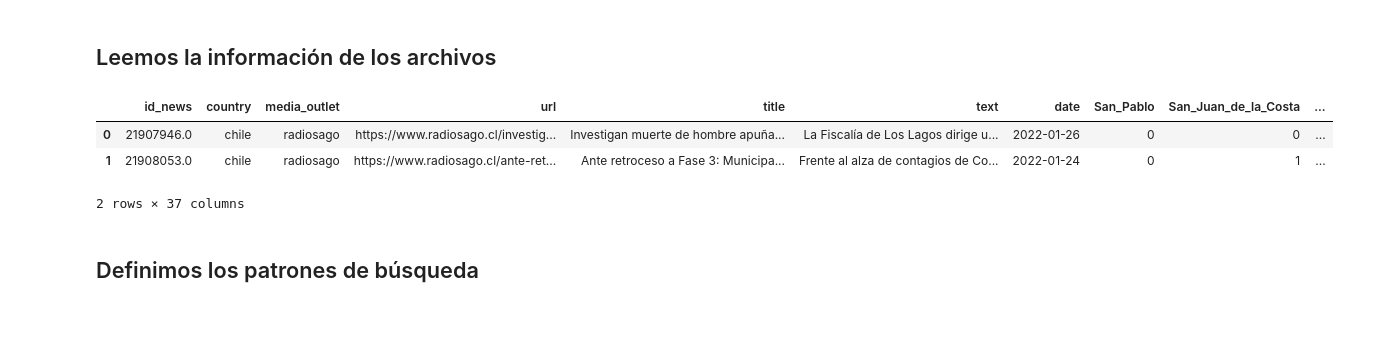
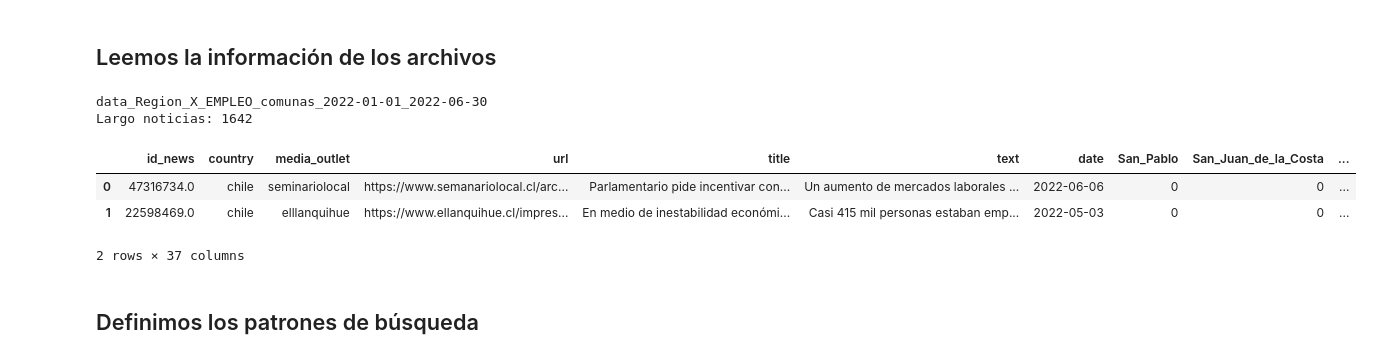
Before and after one commit to alexbgh1/INFO279_2022, a Jupyter notebook: proyecto/2_analisis_data.ipynb, the cells around one changed output. Cells and saved outputs as stored; diff of their text form; code cells hidden in the pictures; blank space fills up the shorter version.

```diff
--- a/proyecto/2_analisis_data.ipynb
+++ b/proyecto/2_analisis_data.ipynb
@@ -85,20 +85,28 @@ Region encontrada
 ## Leemos la información de los archivos
 # %%
 # --- Cargar Archivo ---
-nombre_archivo = 'data_Region_X' # Resultado: ./data/{nombre_archivo}_{from_}_{to_}.csv
+nombre_archivo = 'data_Region_X_EMPLEO_comunas_' # Resultado: ./data/{nombre_archivo}_{words}_{from_}_{to_}.csv
+
+keyword="empleo empleos trabajo trabajos empleabilidad contratación"
+simple_keyword= True
+
 from_="2022-01-01"
-to_="2022-01-31"
+to_="2022-06-30"
 # %%
-nombre_archivo = nombre_archivo+"_"+from_+"_"+to_
+nombre_archivo = nombre_archivo+from_+"_"+to_
+print(nombre_archivo)
 df = pd.read_csv('./data/'+nombre_archivo+'.csv')
+print(f'Largo noticias: {len(df)}')
 df.drop('Unnamed: 0', axis=1, inplace=True)
 
 df.head(2)
 # %% [output]
+data_Region_X_EMPLEO_comunas_2022-01-01_2022-06-30
+Largo noticias: 1642
 |  | id_news | country | media_outlet | url | title | text | date | San_Pablo | San_Juan_de_la_Costa | ... |
-| 0 | 21907946.0 | chile | radiosago | https://www.radiosago.cl/investig... | Investigan muerte de hombre apuña... | La Fiscalía de Los Lagos dirige u... | 2022-01-26 | 0 | 0 | ... |
-| 1 | 21908053.0 | chile | radiosago | https://www.radiosago.cl/ante-ret... | Ante retroceso a Fase 3: Municipa... | Frente al alza de contagios de Co... | 2022-01-24 | 0 | 1 | ... |
+| 0 | 47316734.0 | chile | seminariolocal | https://www.semanariolocal.cl/arc... | Parlamentario pide incentivar con... | Un aumento de mercados laborales ... | 2022-06-06 | 0 | 0 | ... |
+| 1 | 22598469.0 | chile | elllanquihue | https://www.ellanquihue.cl/impres... | En medio de inestabilidad económi... | Casi 415 mil personas estaban emp... | 2022-05-03 | 0 | 0 | ... |
-2 rows × 37 columns
+2 rows × 37 columns
 # %% [markdown]
 ## Definimos los patrones de búsqueda
 # %%
```
Also changed, not shown: parts of 4 cells of this notebook, 20 other files.
